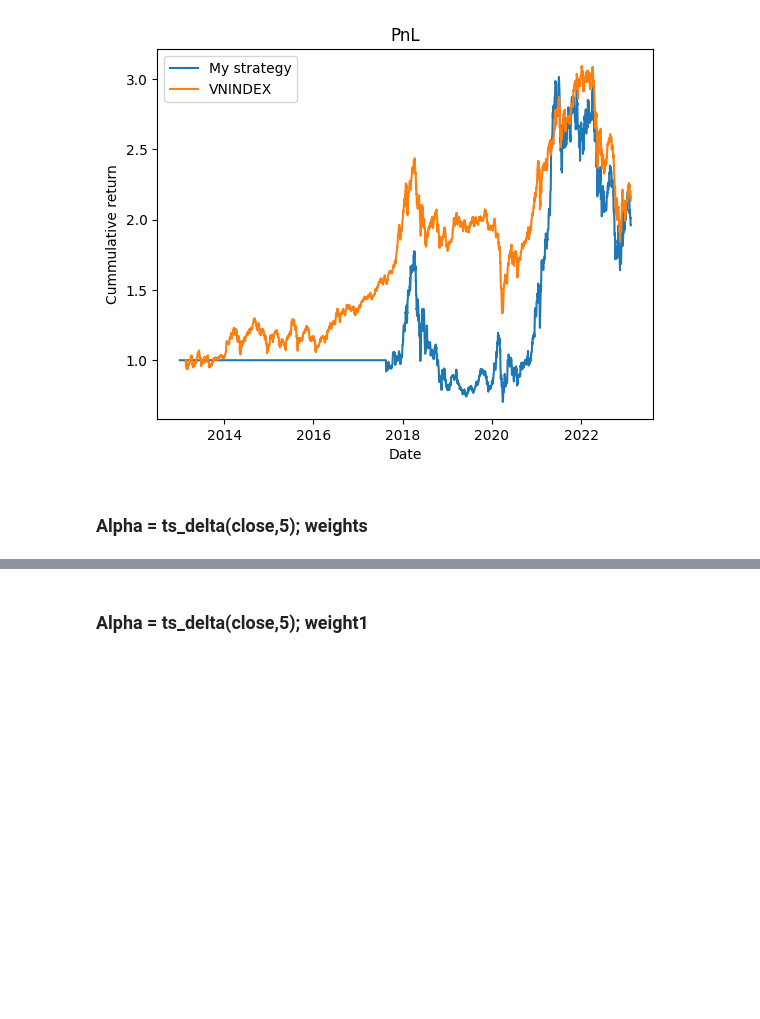
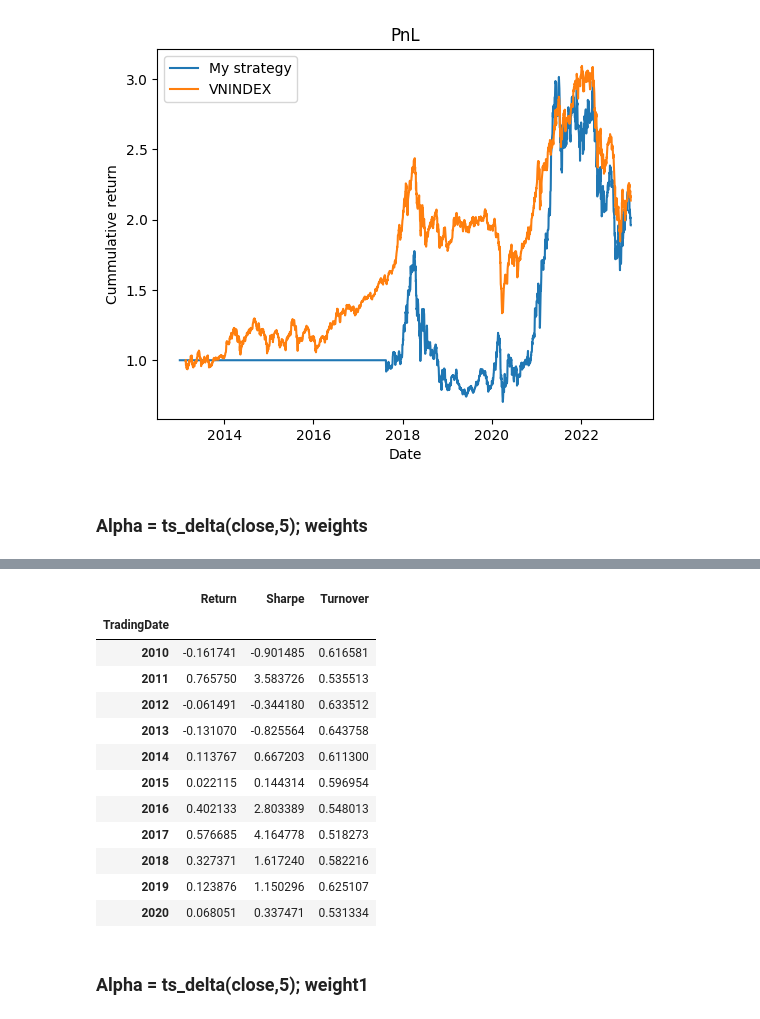
Before and after one commit to khanhtrinh2003/VN30-Strategy, a Jupyter notebook: main.ipynb, the cells around one changed output, grey strips where cells are left out. Cells and saved outputs as stored; diff of their text form; code cells hidden in the pictures; blank space fills up the shorter version.

```diff
--- a/main.ipynb
+++ b/main.ipynb
@@ -59,3 +73,19 @@ kq.get_summary()
+# %%
+non_neu.get_summary()
+# %% [output]
+|  | Return | Sharpe | Turnover |
+| TradingDate |  |  |  |
+| 2010 | -0.161741 | -0.901485 | 0.616581 |
+| 2011 | 0.765750 | 3.583726 | 0.535513 |
+| 2012 | -0.061491 | -0.344180 | 0.633512 |
+| 2013 | -0.131070 | -0.825564 | 0.643758 |
+| 2014 | 0.113767 | 0.667203 | 0.611300 |
+| 2015 | 0.022115 | 0.144314 | 0.596954 |
+| 2016 | 0.402133 | 2.803389 | 0.548013 |
+| 2017 | 0.576685 | 4.164778 | 0.518273 |
+| 2018 | 0.327371 | 1.617240 | 0.582216 |
+| 2019 | 0.123876 | 1.150296 | 0.625107 |
+| 2020 | 0.068051 | 0.337471 | 0.531334 |
 # %% [markdown]
 ### Alpha = ts_delta(close,5); weight1
 # %%
```
Also changed, not shown: parts of 9 cells of this notebook, 1 other file.
